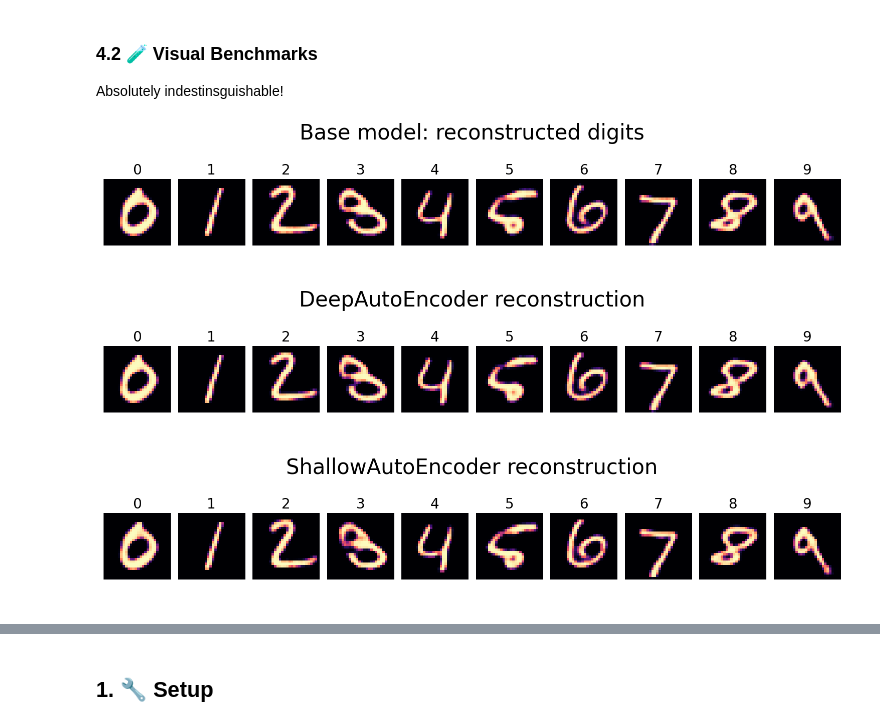
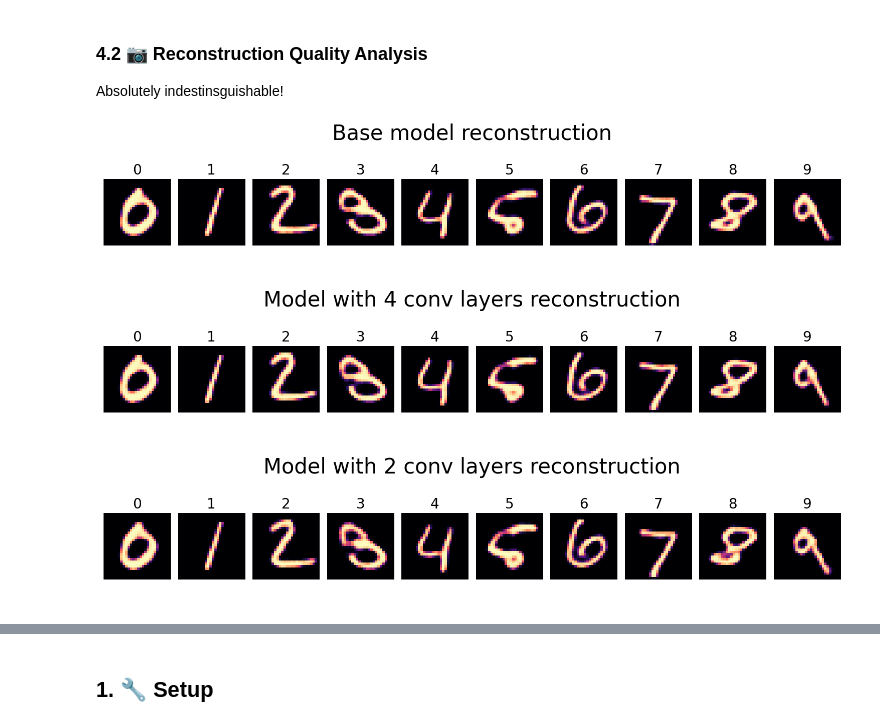
Before and after one commit to vlad-uve/CAE-MNIST, a Jupyter notebook: notebooks/CAE_experiment_4(conv_depth).ipynb, the cells around one changed output, grey strips where cells are left out. Saved outputs shown, nothing was run; the diff lists cells and outputs as text; code cells hidden in the pictures.

```diff
--- a/notebooks/CAE_experiment_4(conv_depth).ipynb
+++ b/notebooks/CAE_experiment_4(conv_depth).ipynb
@@ -97,10 +93,10 @@ display(Image(filename="CAE-MNIST/outputs/experiment_1_files/experiment_4_image_
 # %% [markdown]
-### 4.2 🧪 Visual Benchmarks
+### 4.2 📷 Reconstruction Quality Analysis
 
 Absolutely indestinsguishable!
 # %%
-disply_reconstruction_images(4, 2)
+display_reconstruction_images(4, 2)
 # %% [output]
-[figure, old version]
+[figure, new version]
-[figure, old version]
+[figure, new version]
-[figure, old version]
+[figure, new version]
```
Also changed, not shown: parts of 24 cells of this notebook.
